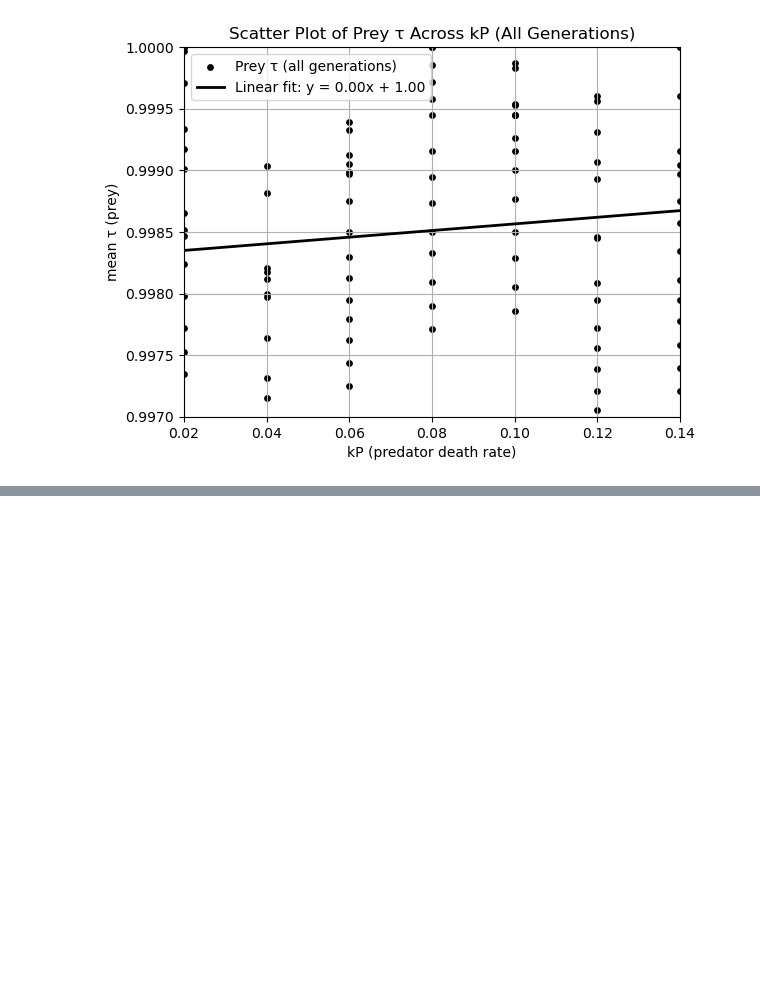
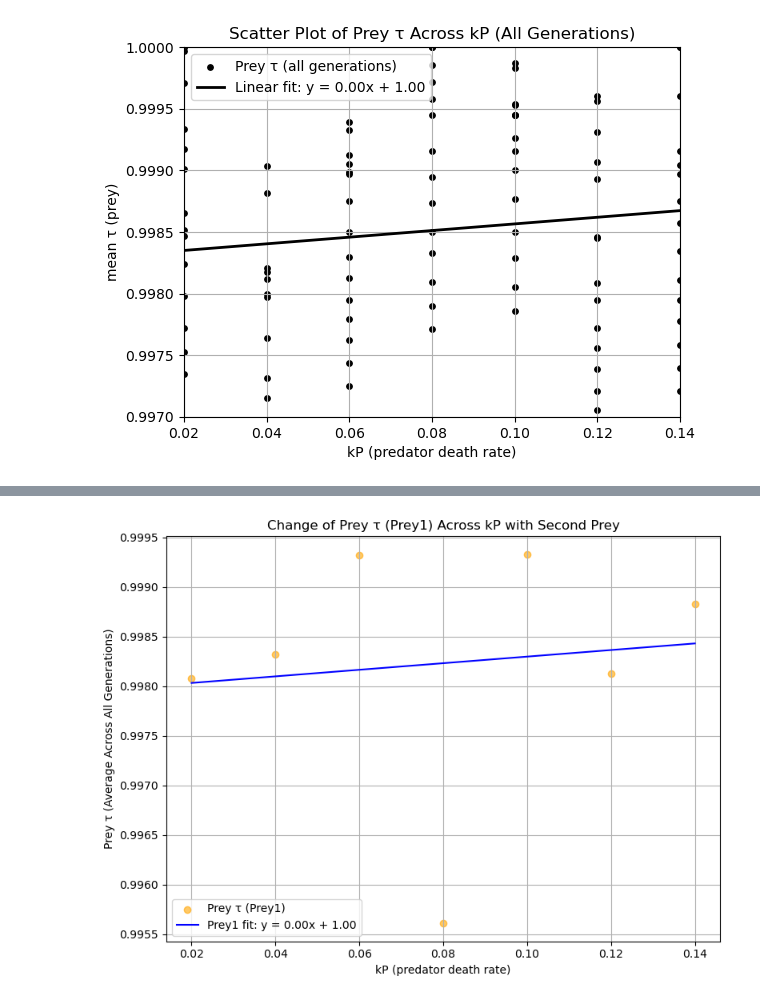
Before and after one commit to CS361-S25/final-project-euwing, a Jupyter notebook: plots.ipynb, the cells around one changed output, grey strips where cells are left out. Saved outputs shown, nothing was run; the diff lists cells and outputs as text; code cells hidden in the pictures; blank space fills up the shorter version.

```diff
--- a/plots.ipynb
+++ b/plots.ipynb
@@ -270,0 +272,68 @@ plt.show()
+# %%
+# Get all CSV files matching the pattern (assuming they are in the current directory as uploaded)
+file_pattern = 'Data/Prey2_kp_*.csv'
+csv_files = glob.glob(file_pattern)
+
+if not csv_files:
+    print(f"No CSV files found matching the pattern '{file_pattern}'. Please ensure the files are in the correct directory.")
+else:
+    # Initialize lists to store data
+    kp_values = []
+    prey1_tau = []  # From 'Tau1' column
+
+    # Loop through each file, extract kP, and calculate Prey tau for Prey1
+    for file in csv_files:
+        # Extract kP value from the filename
+        match = re.search(r'kp_(\d+\.\d+)\.csv', file)
+        if match:
+            kp = float(match.group(1))
+            kp_values.append(kp)
+
+            # Read the CSV file
+            df = pd.read_csv(file)
+
+            # Calculate Prey tau for Prey1 (Tau1) as the mean across all generations
+            prey1_tau.append(df['Tau1'].mean())
+        else:
+            print(f"Warning: Could not extract kP from filename: {file}. Skipping this file.")
+
+    if not kp_values:
+        print("No valid kP values extracted from the filenames. Cannot generate plot.")
+    else:
+        # Convert lists to numpy arrays for plotting and regression
+        kp_values = np.array(kp_values)
+        prey1_tau = np.array(prey1_tau)
+
+        # Sort the values based on kp_values for proper plotting
+        sort_indices = np.argsort(kp_values)
+        kp_values = kp_values[sort_indices]
+        prey1_tau = prey1_tau[sort_indices]
+
+        # Perform linear regression for Prey1
+        fit1 = np.polyfit(kp_values, prey1_tau, 1)
+
+        # Create line function for Prey1
+        line1 = np.poly1d(fit1)
+
+        # Generate smooth x-values for the line
+        x_vals = np.linspace(min(kp_values), max(kp_values), 200)
+
+        # Create the plot
+        plt.figure(figsize=(8, 6))
+        plt.scatter(kp_values, prey1_tau, color='orange', alpha=0.6, label="Prey τ (Prey1)")
+        plt.plot(x_vals, line1(x_vals), color='blue', label=f"Prey1 fit: y = {fit1[0]:.2f}x + {fit1[1]:.2f}")
+
+        # Axis labels and title
+        plt.xlabel("kP (predator death rate)")
+        plt.ylabel("Prey τ (Average Across All Generations)") # Updated label
+        plt.title("Change of Prey τ (Prey1) Across kP with Second Prey")
+        plt.legend()
+        plt.grid(True)
+        plt.tight_layout() # Adjust layout to prevent labels from overlapping
+
+        # Save the plot
+        plot_filename = 'Prey1_tau_change_across_kP_avg_generations_with_second_Prey.png'
+        plt.savefig(plot_filename)
+        plt.show()
+# %% [output]
+[figure, added]
```
Also changed, not shown: parts of 2 cells of this notebook, 14 other files.
